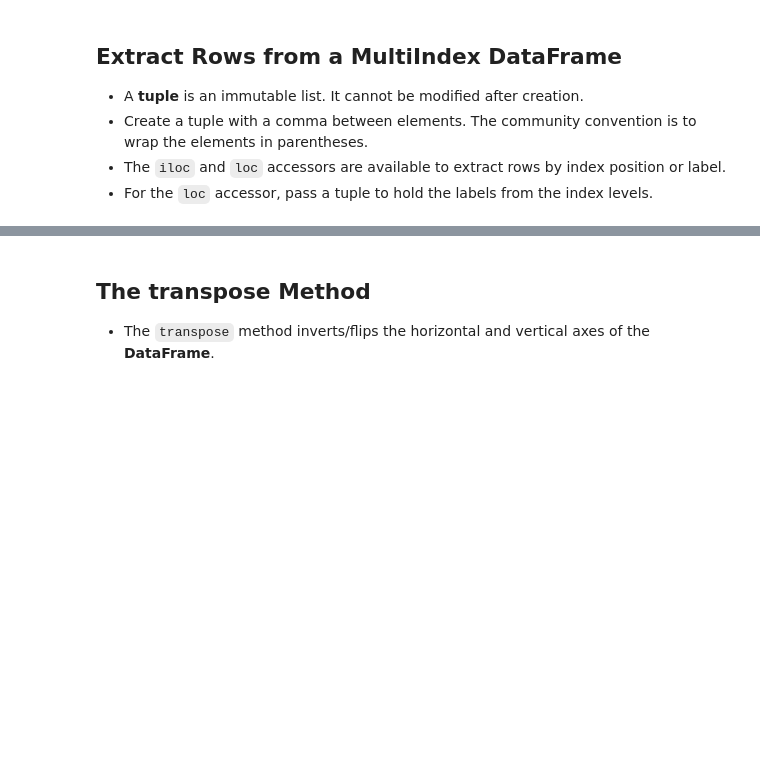
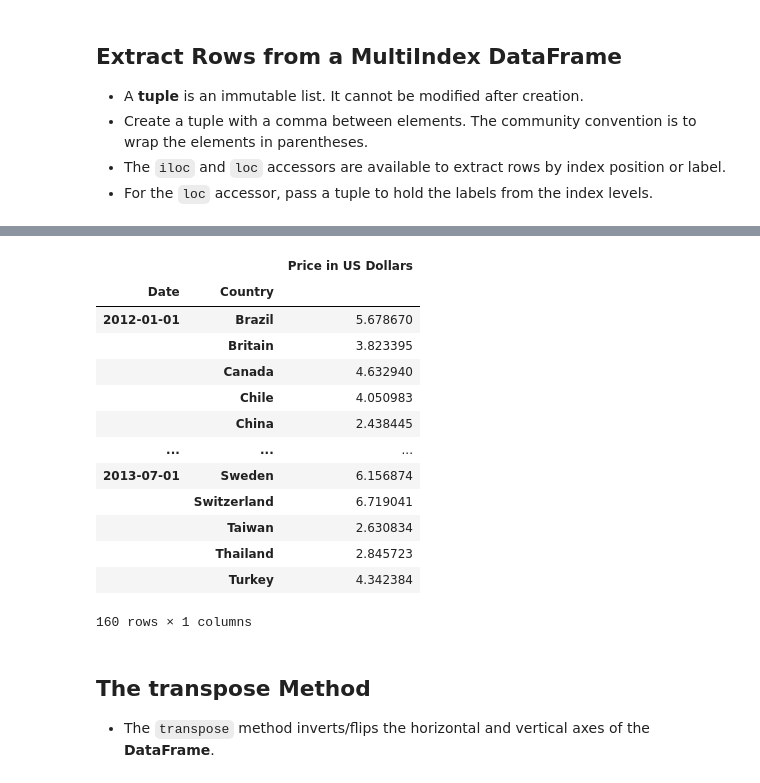
Before and after one commit to SORO75/my-codelab, a Jupyter notebook: udemy/Data_Analysis_Panda/Incomplete/08 - MultiIndex.ipynb, the cells around one changed output, grey strips where cells are left out. Cells and saved outputs as stored; diff of their text form; code cells hidden in the pictures; blank space fills up the shorter version.

```diff
--- a/udemy/Data_Analysis_Panda/Incomplete/08 - MultiIndex.ipynb
+++ b/udemy/Data_Analysis_Panda/Incomplete/08 - MultiIndex.ipynb
@@ -183,3 +183,6 @@ bigmac.sort_index(ascending=[False, True])
 - Create a tuple with a comma between elements. The community convention is to wrap the elements in parentheses.
 - The `iloc` and `loc` accessors are available to extract rows by index position or label.
 - For the `loc` accessor, pass a tuple to hold the labels from the index levels.
+# %%
+bigmac = pd.read_csv("bigmac.csv", parse_dates=["Date"], date_format="%Y-%m-%d", index_col=["Date", "Country"]).sort_index()
+bigmac.head()
@@ -186,3 +202,30 @@ bigmac.sort_index(ascending=[False, True])
+# %%
+bigmac.loc["2000-04-01"]
+bigmac.loc["2000-04-01", "Canada"]
+
+bigmac.loc[("2000-04-01", "Hungry"):("2000-04-01", "Poland")]
+
+start = ("2000-04-01", "Hungry")
+end = ("2000-04-01", "Poland")
+bigmac.loc[start:end]
+
+
+bigmac.loc[("2012-01-01", "Brazil"):("2013-07-01", "Turkey")]
+# %% [output]
+|  |  | Price in US Dollars |
+| Date | Country |  |
+| 2012-01-01 | Brazil | 5.678670 |
+|  | Britain | 3.823395 |
+|  | Canada | 4.632940 |
+|  | Chile | 4.050983 |
+|  | China | 2.438445 |
+| ... | ... | ... |
+| 2013-07-01 | Sweden | 6.156874 |
+|  | Switzerland | 6.719041 |
+|  | Taiwan | 2.630834 |
+|  | Thailand | 2.845723 |
+|  | Turkey | 4.342384 |
+160 rows × 1 columns
 # %% [markdown]
 ## The transpose Method
 - The `transpose` method inverts/flips the horizontal and vertical axes of the **DataFrame**.
```
Also changed, not shown: parts of 2 cells of this notebook.
